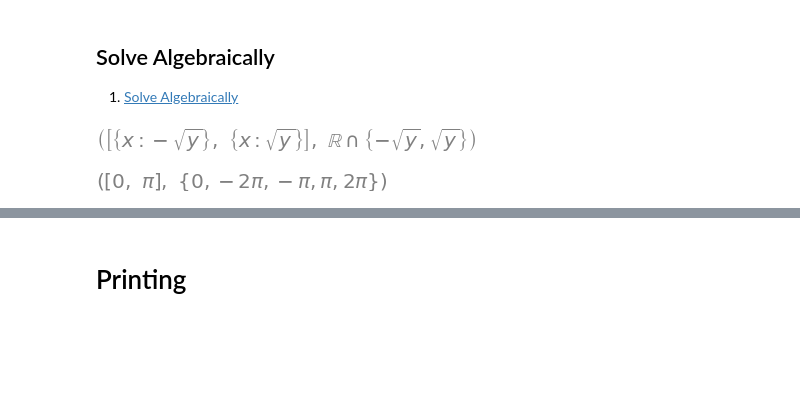
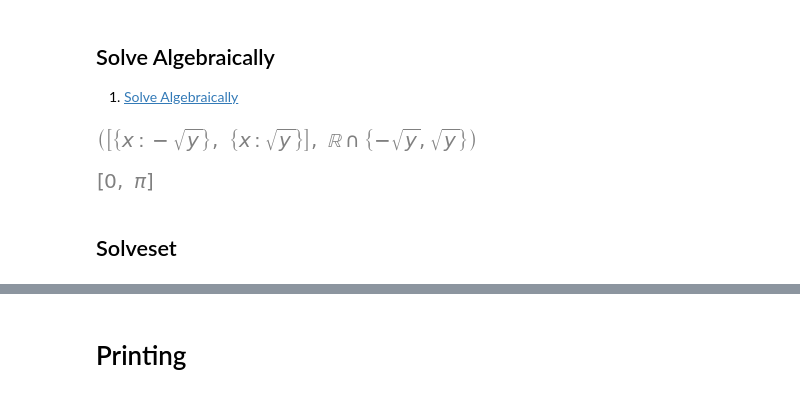
Before and after one commit to JonnyRed/sympy, a Jupyter notebook: sympy-cheatsheet.ipynb, the cells around one changed output, grey strips where cells are left out. Saved outputs shown, nothing was run; the diff lists cells and outputs as text; code cells hidden in the pictures; blank space fills up the shorter version.

Commit message:
Add  Solveset examples

```diff
--- a/sympy-cheatsheet.ipynb
+++ b/sympy-cheatsheet.ipynb
@@ -490,6 +490,8 @@ x, y = sp.symbols("x, y", real = True)
 [figure]
 # %%
 eqn = sp.Eq(sp.sin(x), 0)
-sp.solve(eqn, x), sp.solveset(eqn, x, sp.Interval(-2*PI, 2*PI))
+sp.solve(eqn, x)
 # %% [output]
-[figure, old version]
+[figure, new version]
+# %% [markdown]
+## Solveset
```
Also changed, not shown: parts of 3 cells of this notebook.
